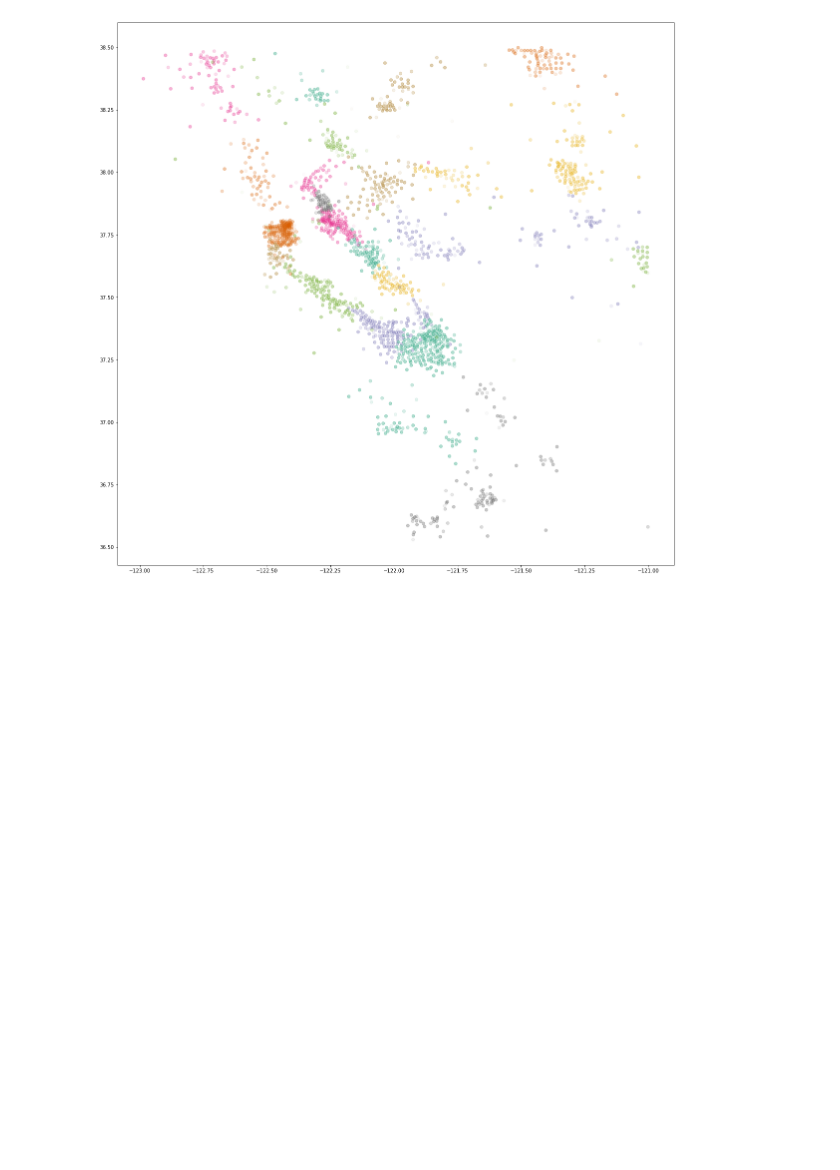
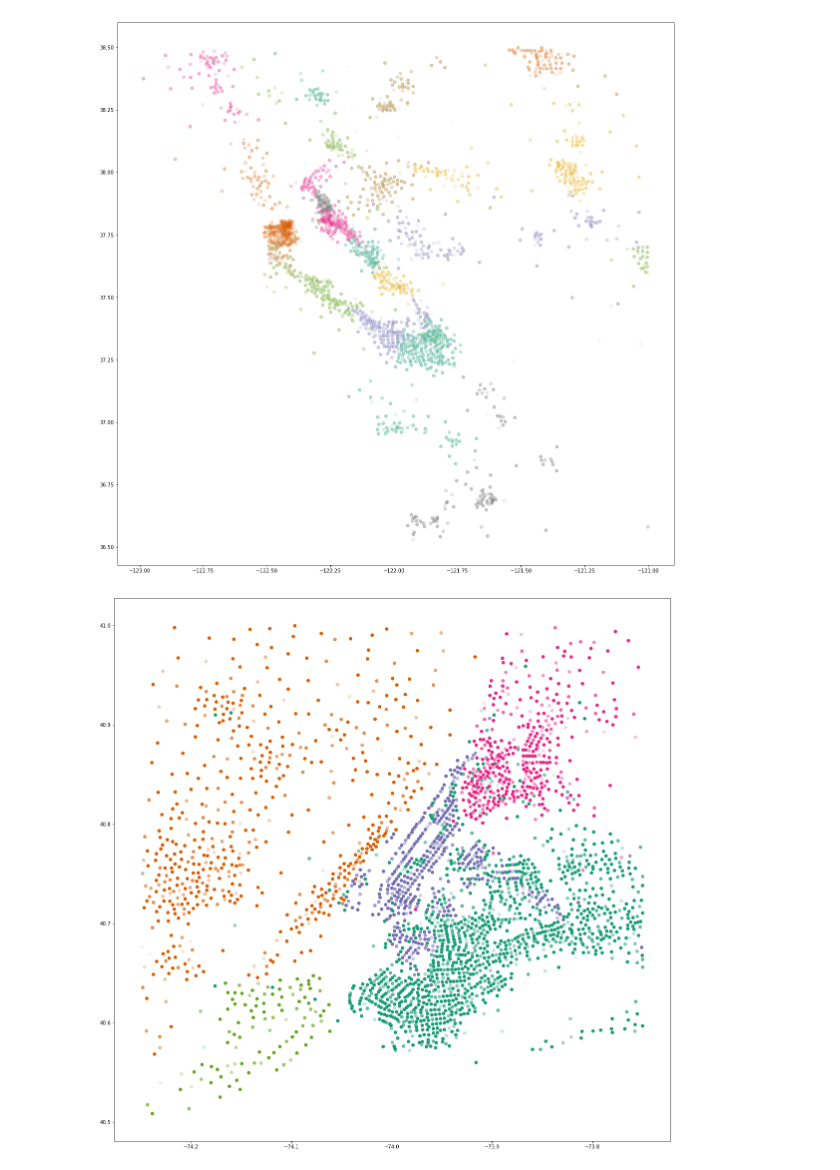
Before and after one commit to joannabate/commute, a Jupyter notebook: Alex_Plotting.ipynb, the cells around one changed output. Drawn from its saved outputs; the diff is of its cells as text; code cells hidden in the pictures; blank space fills up the shorter version.

Commit message:
adding colors to flow plot

```diff
--- a/Alex_Plotting.ipynb
+++ b/Alex_Plotting.ipynb
@@ -82,4 +15,6 @@ plot_bayarea(dist_method='absolute', link_method='ward', k=25, alpha=0.7)
 # %% [output]
 [figure]
 # %%
-plot_nyc(dist_method='absolute', link_method='ward', k=10, alpha=1)
+plot_nyc(dist_method='absolute', link_method='ward', k=5, alpha=2)
+# %% [output]
+[figure, added]
```
Also changed, not shown: parts of 9 cells of this notebook, 1 other file.
